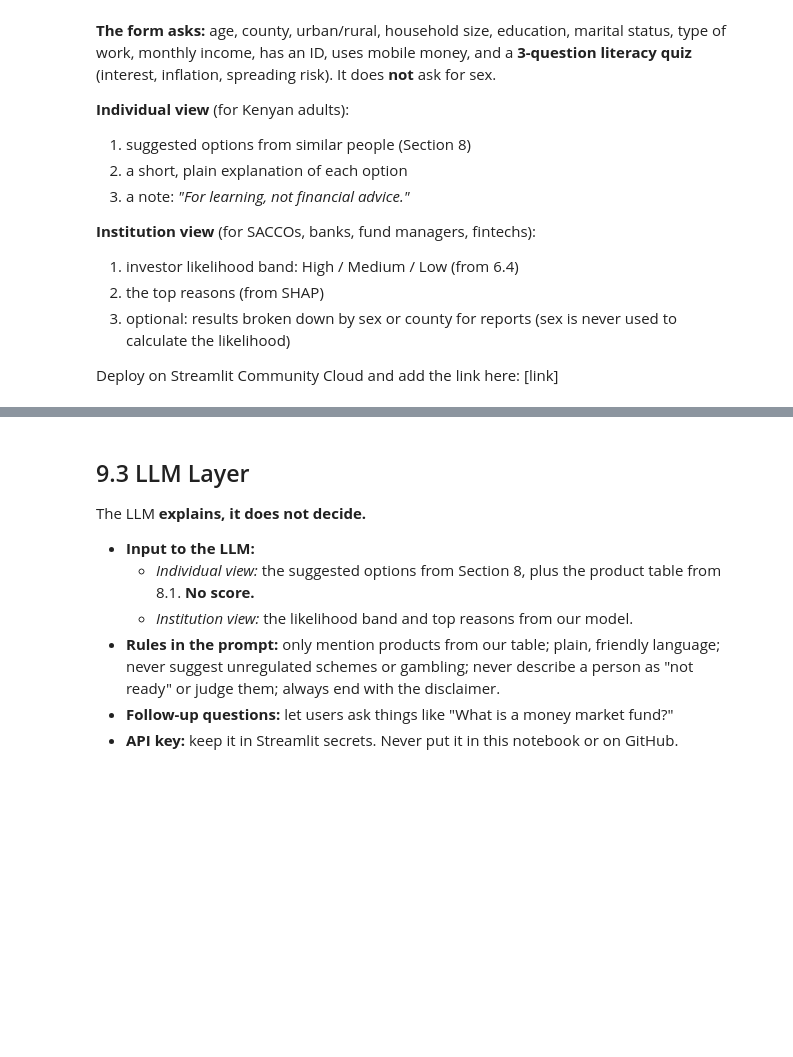
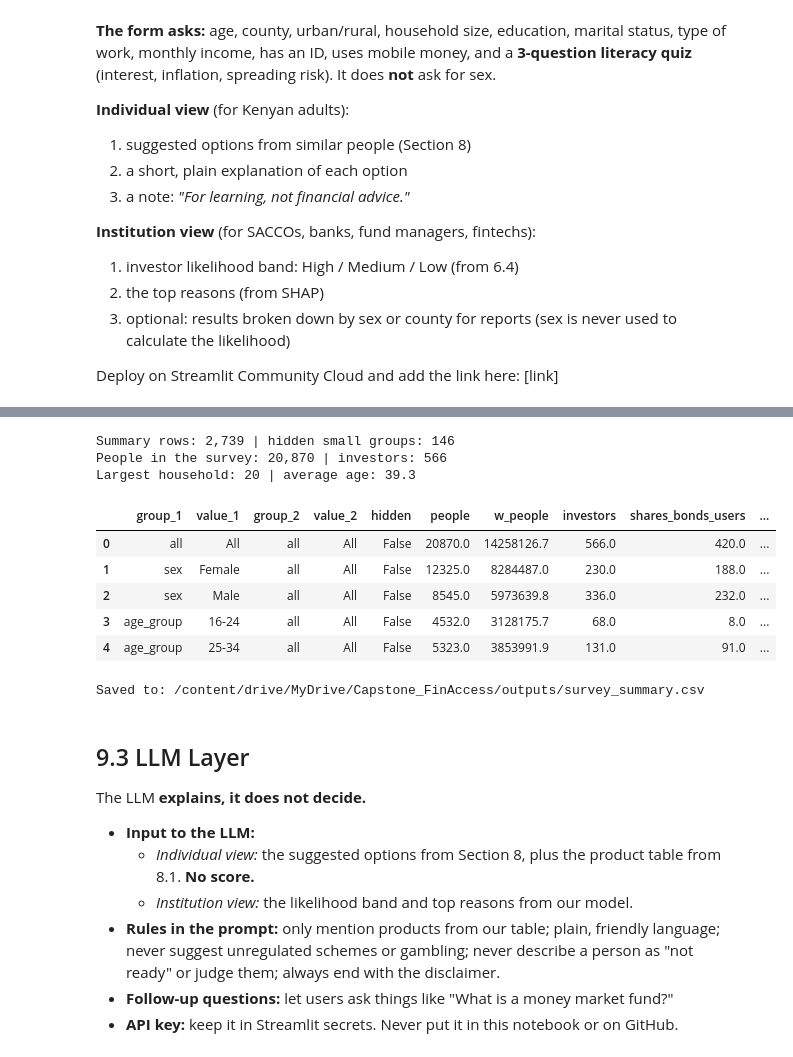
Before and after one commit to cyrus1557/investment-readiness-capstone-project, a Jupyter notebook: index.ipynb, the cells around one changed output, grey strips where cells are left out. Saved outputs shown, nothing was run; the diff lists cells and outputs as text; code cells hidden in the pictures; blank space fills up the shorter version.

```diff
--- a/index.ipynb
+++ b/index.ipynb
@@ -242,0 +278,23 @@ Rows and columns: (20871, 21)
+# %%
+# Setup: outputs folder, the app's code from GitHub, and the one library Colab lacks
+import sys, os, subprocess, urllib.request
+
+OUTPUT_DIR = ("/content/drive/MyDrive/Capstone_FinAccess/outputs" if IN_COLAB
+              else os.path.abspath("outputs"))
+CODE_DIR = os.path.abspath("app_code")
+REPO_APP = "https://raw.githubusercontent.com/cyrus1557/investment-readiness-capstone-project/main/app"
+
+os.makedirs(OUTPUT_DIR, exist_ok=True)
+os.makedirs(CODE_DIR, exist_ok=True)
+
+for name in ("investor_app.py", "llm_layer.py"):
+    urllib.request.urlretrieve(f"{REPO_APP}/{name}", f"{CODE_DIR}/{name}")
+
+if CODE_DIR not in sys.path:
+    sys.path.insert(0, CODE_DIR)
+
+subprocess.run([sys.executable, "-m", "pip", "install", "-q", "shap==0.54.1"], check=True)
+
+import shap
+print("App code from GitHub. shap", shap.__version__)
+print("Outputs go to", OUTPUT_DIR)
@@ -3854,7 +3936,6 @@ files.download("/content/sample_customers.csv")
 # Make a privacy-safe survey summary for the app's "Explore the data" page
 # (group counts and simple averages only, never rows about single people)
 from itertools import combinations
-from google.colab import files
 
 summary_df = df.drop_duplicates().copy()
 summary_df["age_group"] = pd.cut(summary_df["age"], bins=[15, 24, 34, 44, 54, 64, 120],
@@ -3894,35 +3975,47 @@ def summarise(data, by):
         out[f"{name}_mean"] = grouped[col].mean()
         out[f"{name}_max"] = grouped[col].max()
         out[f"{name}_min"] = grouped[col].min()
         out[f"w_{name}_mean"] = out[f"_wx_{name}"] / out[f"_wn_{name}"]
     return out.drop(columns=[c for c in out.columns if c.startswith(("_wx_", "_wn_"))]).reset_index()
 
 
 parts = [summarise(summary_df.assign(value_1="All"), ["value_1"]).assign(group_1="all", group_2="all", value_2="All")]
 for g in GROUPS:
     parts.append(summarise(summary_df, [g]).rename(columns={g: "value_1"})
                  .assign(group_1=g, group_2="all", value_2="All"))
 for g1, g2 in combinations(GROUPS, 2):
     parts.append(summarise(summary_df, [g1, g2]).rename(columns={g1: "value_1", g2: "value_2"})
                  .assign(group_1=g1, group_2=g2))
 
 survey_summary = pd.concat(parts, ignore_index=True)
 number_cols = [c for c in survey_summary.columns if c not in ["group_1", "value_1", "group_2", "value_2"]]
 survey_summary["hidden"] = survey_summary["people"] < MIN_PEOPLE
 survey_summary.loc[survey_summary["hidden"], number_cols] = np.nan
 rounded = [c for c in number_cols if c.startswith("w_") or c.endswith("_mean")]
 survey_summary[rounded] = survey_summary[rounded].round(1)
 survey_summary = survey_summary[["group_1", "value_1", "group_2", "value_2", "hidden"] + number_cols]
 
 print(f"Summary rows: {len(survey_summary):,} | hidden small groups: {survey_summary['hidden'].sum():,}")
 print(f"People in the survey: {int(survey_summary.loc[0, 'people']):,} | "
       f"investors: {int(survey_summary.loc[0, 'investors']):,}")
 print(f"Largest household: {survey_summary.loc[0, 'household_max']:.0f} | "
       f"average age: {survey_summary.loc[0, 'age_mean']:.1f}")
 display(survey_summary.head())
 
-survey_summary.to_csv("/content/survey_summary.csv", index=False)
-files.download("/content/survey_summary.csv")
+SUMMARY_PATH = f"{OUTPUT_DIR}/survey_summary.csv"
+survey_summary.to_csv(SUMMARY_PATH, index=False)
+print("Saved to:", SUMMARY_PATH)
+# %% [output]
+Summary rows: 2,739 | hidden small groups: 146
+People in the survey: 20,870 | investors: 566
+Largest household: 20 | average age: 39.3
+|  | group_1 | value_1 | group_2 | value_2 | hidden | people | w_people | investors | shares_bonds_users | ... |
+| 0 | all | All | all | All | False | 20870.0 | 14258126.7 | 566.0 | 420.0 | ... |
+| 1 | sex | Female | all | All | False | 12325.0 | 8284487.0 | 230.0 | 188.0 | ... |
+| 2 | sex | Male | all | All | False | 8545.0 | 5973639.8 | 336.0 | 232.0 | ... |
+| 3 | age_group | 16-24 | all | All | False | 4532.0 | 3128175.7 | 68.0 | 8.0 | ... |
+| 4 | age_group | 25-34 | all | All | False | 5323.0 | 3853991.9 | 131.0 | 91.0 | ... |
+Saved to: /content/drive/MyDrive/Capstone_FinAccess/outputs/survey_summary.csv
 # %% [markdown]
 ## 9.3 LLM Layer
 The LLM **explains, it does not decide.**
```
Also changed, not shown: parts of 23 cells of this notebook.
